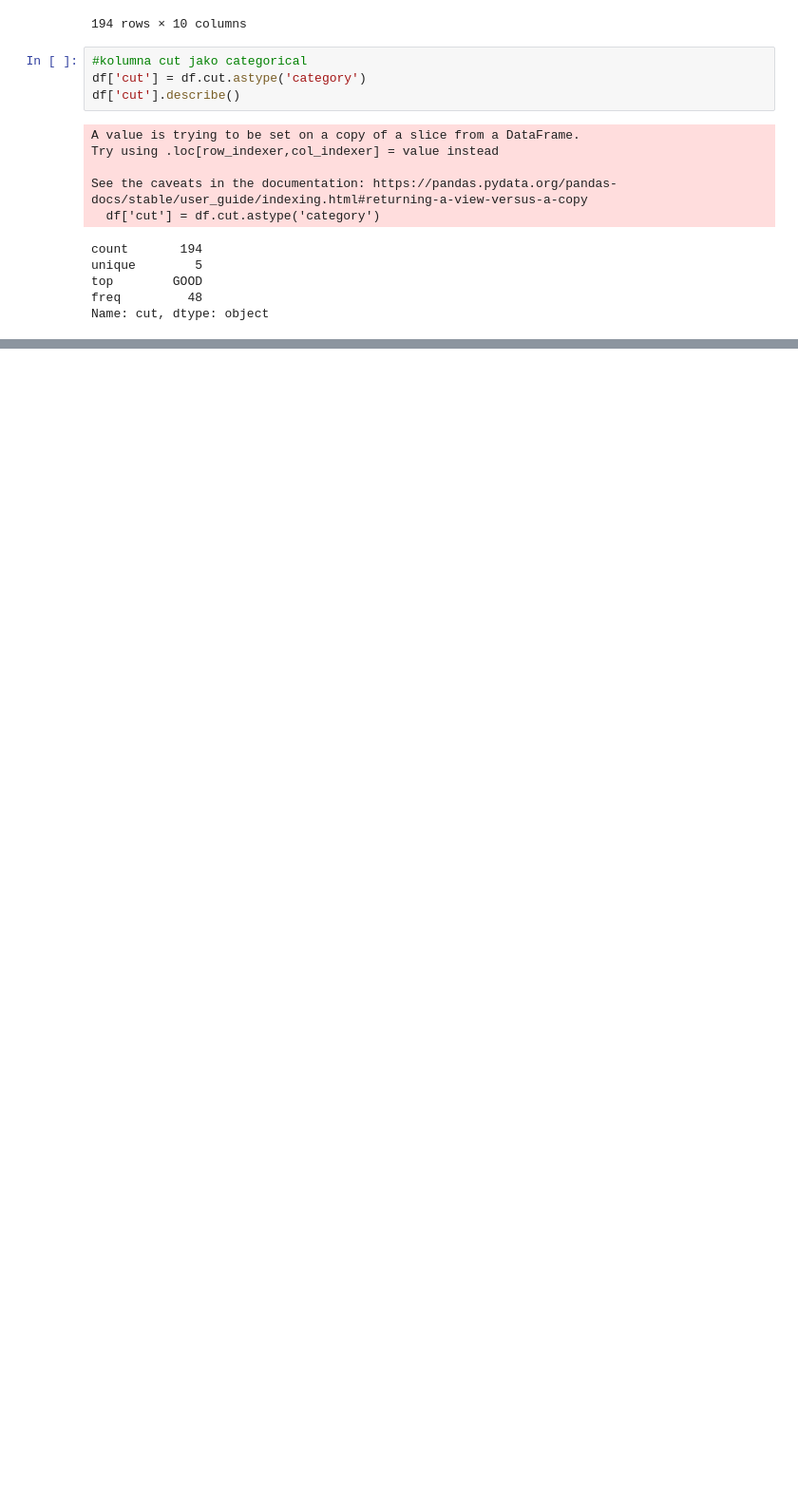
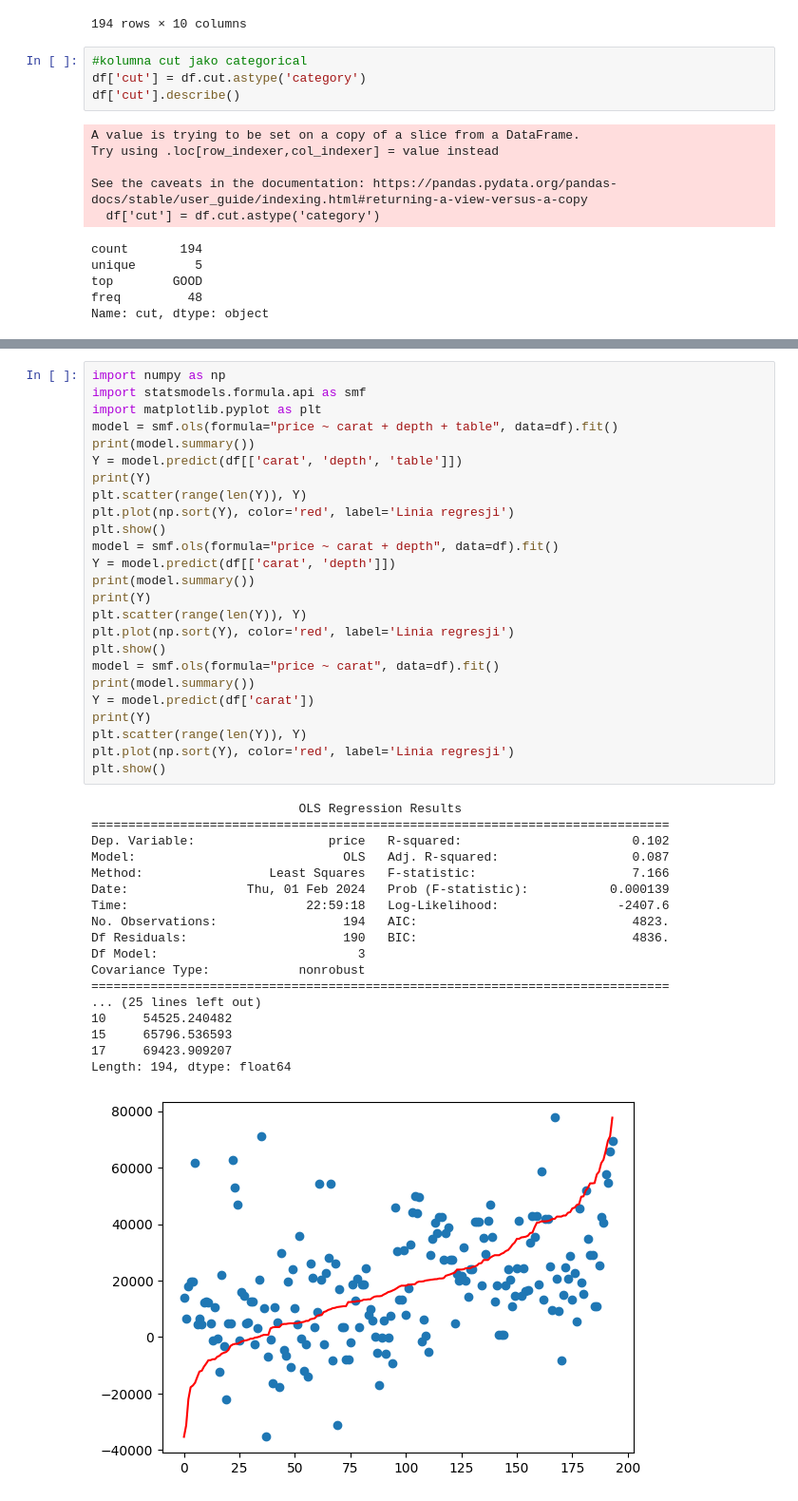
Before and after one commit to jabi11/PAD_projekt, a Jupyter notebook: projekt.ipynb, the cells around one changed output, grey strips where cells are left out. Shown: that part at 95% size. Drawn from its saved outputs; the diff is of its cells as text; blank space fills up the shorter version.

Commit message:
add reggresion plots

```diff
--- a/projekt.ipynb
+++ b/projekt.ipynb
@@ -211,0 +236,44 @@ memory usage: 15.6 KB
+# %%
+import numpy as np
+import statsmodels.formula.api as smf
+import matplotlib.pyplot as plt
+model = smf.ols(formula="price ~ carat + depth + table", data=df).fit()
+print(model.summary())
+Y = model.predict(df[['carat', 'depth', 'table']])
+print(Y)
+plt.scatter(range(len(Y)), Y)
+plt.plot(np.sort(Y), color='red', label='Linia regresji')
+plt.show()
+model = smf.ols(formula="price ~ carat + depth", data=df).fit()
+Y = model.predict(df[['carat', 'depth']])
+print(model.summary())
+print(Y)
+plt.scatter(range(len(Y)), Y)
+plt.plot(np.sort(Y), color='red', label='Linia regresji')
+plt.show()
+model = smf.ols(formula="price ~ carat", data=df).fit()
+print(model.summary())
+Y = model.predict(df['carat'])
+print(Y)
+plt.scatter(range(len(Y)), Y)
+plt.plot(np.sort(Y), color='red', label='Linia regresji')
+plt.show()
+# %% [output]
+                            OLS Regression Results
+==============================================================================
+Dep. Variable:                  price   R-squared:                       0.102
+Model:                            OLS   Adj. R-squared:                  0.087
+Method:                 Least Squares   F-statistic:                     7.166
+Date:                Thu, 01 Feb 2024   Prob (F-statistic):           0.000139
+Time:                        22:59:18   Log-Likelihood:                -2407.6
+No. Observations:                 194   AIC:                             4823.
+Df Residuals:                     190   BIC:                             4836.
+Df Model:                           3
+Covariance Type:            nonrobust
+==============================================================================
+... (25 lines left out)
+10     54525.240482
+15     65796.536593
+17     69423.909207
+Length: 194, dtype: float64
+[figure, added]
```
Also changed, not shown: parts of 11 cells of this notebook, 1 other file.
